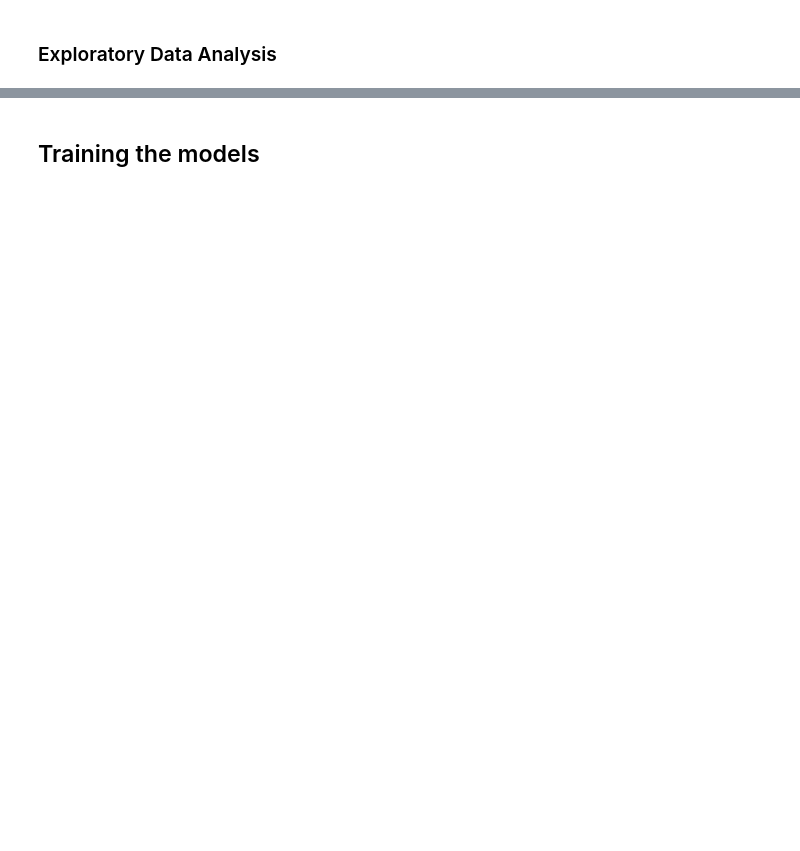
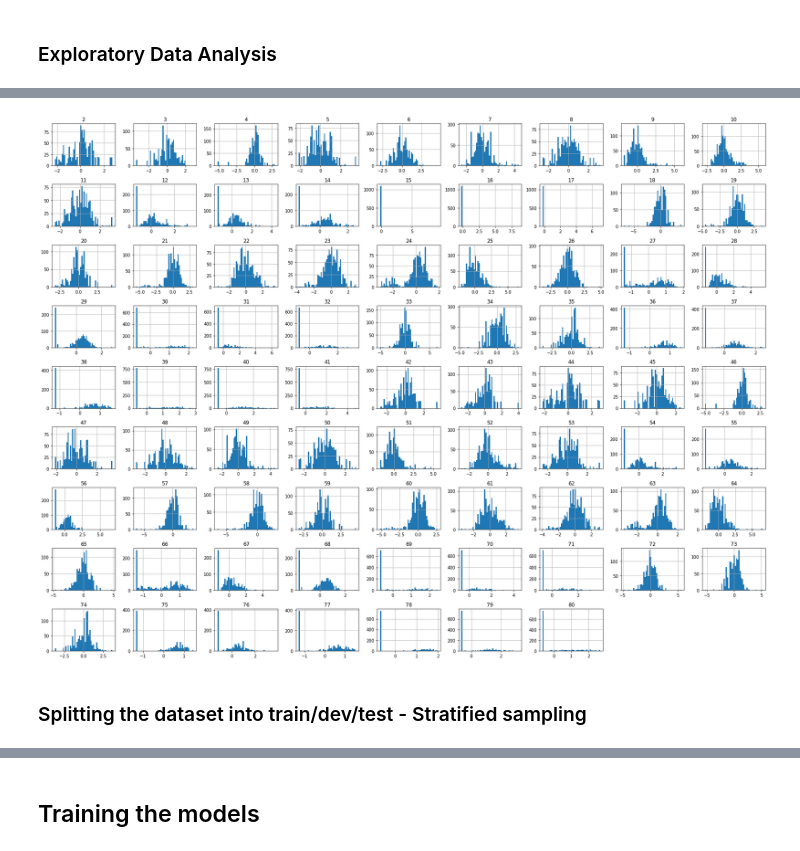
Before and after one commit to minhngt62/ds-epl-matches, a Jupyter notebook: notebooks/04_training_models.ipynb, the cells around one changed output, grey strips where cells are left out. Drawn from its saved outputs; the diff is of its cells as text; code cells hidden in the pictures; blank space fills up the shorter version.

```diff
--- a/notebooks/04_training_models.ipynb
+++ b/notebooks/04_training_models.ipynb
@@ -45,6 +77,20 @@ full
 # %%
 X = full.iloc[:,1:]
 y = full.iloc[:, 0]
+# %%
+# standardise
+from sklearn.preprocessing import StandardScaler
+
+sc = StandardScaler()
+sc.fit(X)
+X = sc.transform(X)
+# %%
+pd.DataFrame(X).iloc[:, 2:].hist(bins=50, figsize=(24, 18))
+plt.tight_layout()
+# %% [output]
+[figure, added]
+# %% [markdown]
+### Splitting the dataset into train/dev/test - Stratified sampling
 # %%
 y = y.replace(['lose', 'win', 'draw'], [0, 2, 1])  # convert into int to feed to the models
 # %%
```
Also changed, not shown: parts of 14 cells of this notebook.
